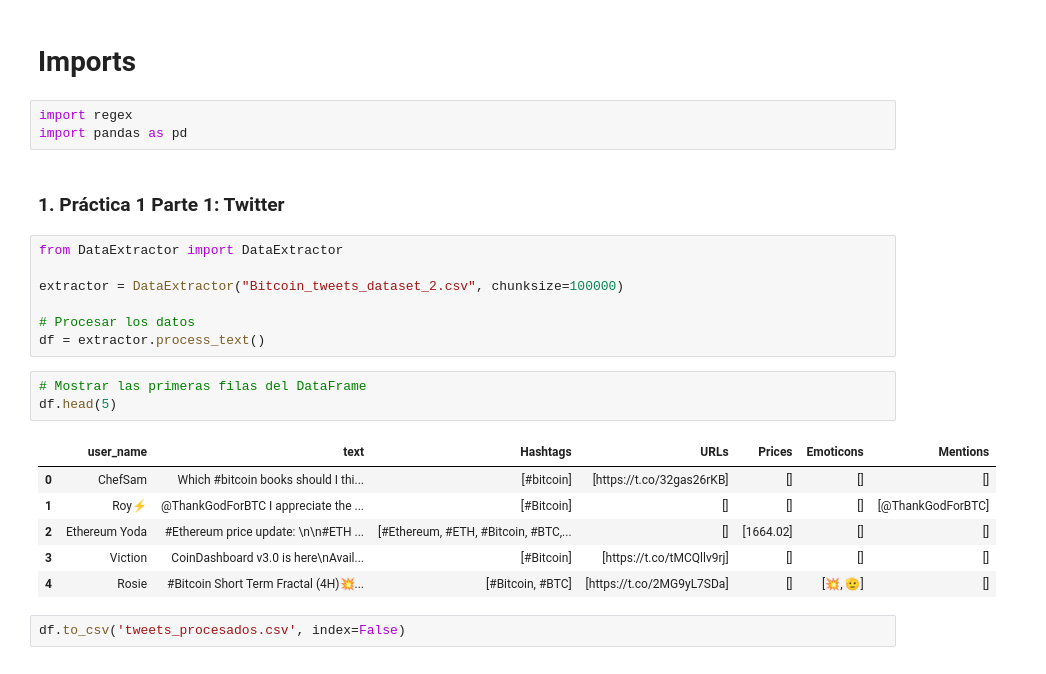
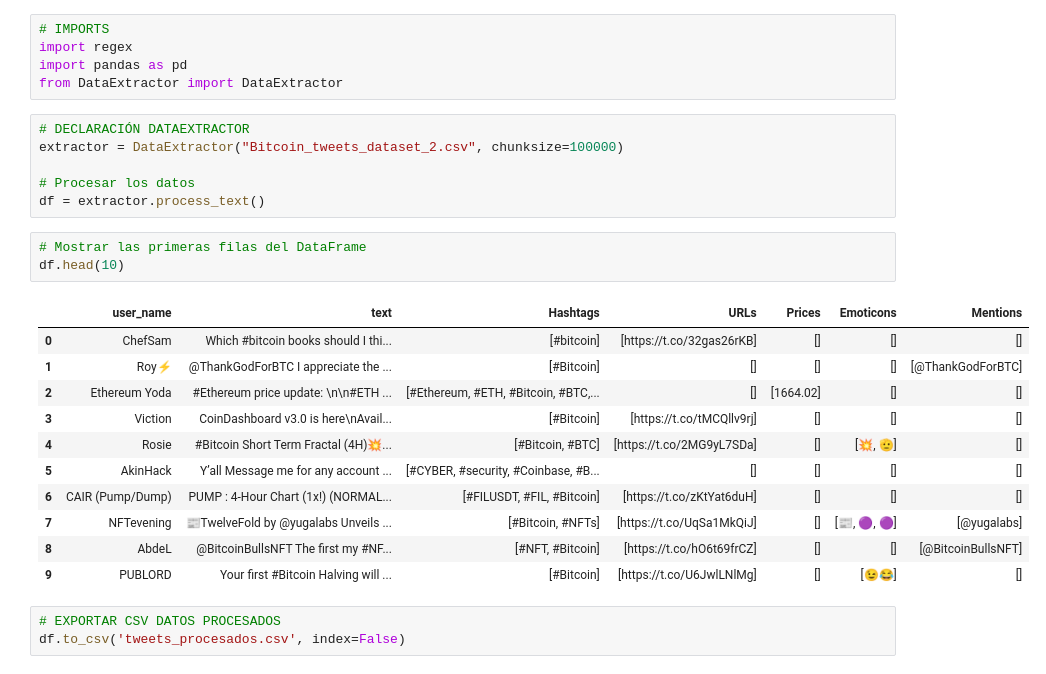
Before and after one commit to oliviatroitino/DataExtractor, a Jupyter notebook: Practica1_P1.ipynb, the cells around one changed output. Cells and saved outputs as stored; diff of their text form.

```diff
--- a/Practica1_P1.ipynb
+++ b/Practica1_P1.ipynb
@@ -1,26 +1,29 @@
-# %% [markdown]
-# Imports
 # %%
+# IMPORTS
 import regex
 import pandas as pd
+from DataExtractor import DataExtractor
-# %% [markdown]
-### 1. Práctica 1 Parte 1: Twitter
 # %%
-from DataExtractor import DataExtractor
-
+# DECLARACIÓN DATAEXTRACTOR
 extractor = DataExtractor("Bitcoin_tweets_dataset_2.csv", chunksize=100000)
 
 # Procesar los datos
 df = extractor.process_text()
 # %%
 # Mostrar las primeras filas del DataFrame
-df.head(5)
+df.head(10)
 # %% [output]
 |  | user_name | text | Hashtags | URLs | Prices | Emoticons | Mentions |
 | 0 | ChefSam | Which #bitcoin books should I thi... | [#bitcoin] | [https://t.co/32gas26rKB] | [] | [] | [] |
 | 1 | Roy⚡️ | @ThankGodForBTC I appreciate the ... | [#Bitcoin] | [] | [] | [] | [@ThankGodForBTC] |
 | 2 | Ethereum Yoda | #Ethereum price update: \n\n#ETH ... | [#Ethereum, #ETH, #Bitcoin, #BTC,... | [] | [1664.02] | [] | [] |
 | 3 | Viction | CoinDashboard v3.0 is here\nAvail... | [#Bitcoin] | [https://t.co/tMCQllv9rj] | [] | [] | [] |
 | 4 | Rosie | #Bitcoin Short Term Fractal (4H)💥... | [#Bitcoin, #BTC] | [https://t.co/2MG9yL7SDa] | [] | [💥, 🫡] | [] |
+| 5 | AkinHack | Y’all Message me for any account ... | [#CYBER, #security, #Coinbase, #B... | [] | [] | [] | [] |
+| 6 | CAIR (Pump/Dump) | PUMP : 4-Hour Chart (1x!) (NORMAL... | [#FILUSDT, #FIL, #Bitcoin] | [https://t.co/zKtYat6duH] | [] | [] | [] |
+| 7 | NFTevening | 📰TwelveFold by @yugalabs Unveils ... | [#Bitcoin, #NFTs] | [https://t.co/UqSa1MkQiJ] | [] | [📰, 🟣, 🟣] | [@yugalabs] |
+| 8 | AbdeL | @BitcoinBullsNFT The first my #NF... | [#NFT, #Bitcoin] | [https://t.co/hO6t69frCZ] | [] | [] | [@BitcoinBullsNFT] |
+| 9 | PUBLORD | Your first #Bitcoin Halving will ... | [#Bitcoin] | [https://t.co/U6JwlLNlMg] | [] | [😉😂] | [] |
 # %%
+# EXPORTAR CSV DATOS PROCESADOS
 df.to_csv('tweets_procesados.csv', index=False)
```
Also changed, not shown: 7 other files.
